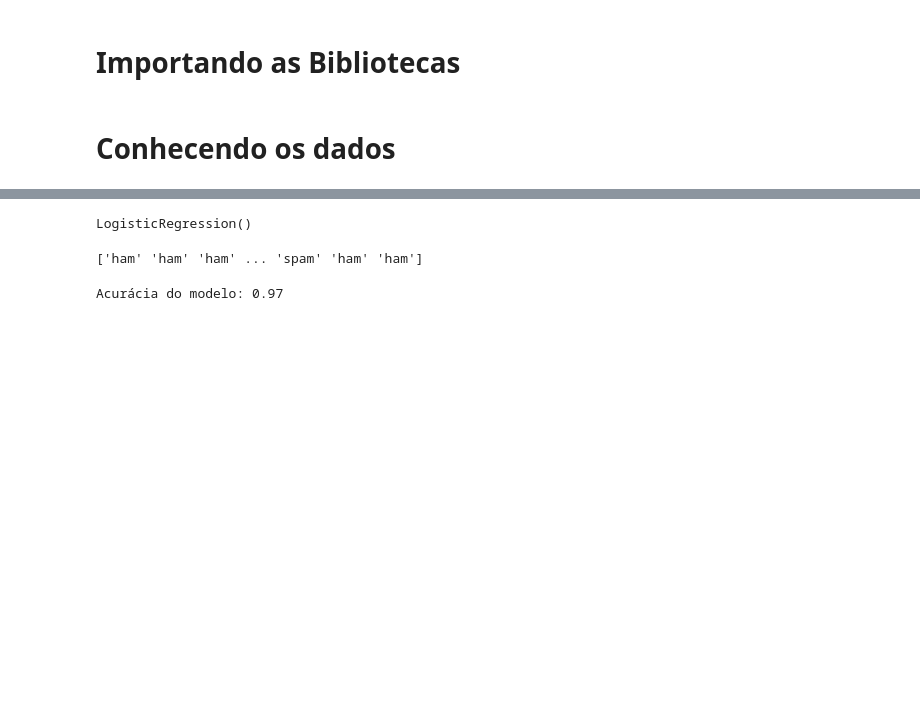
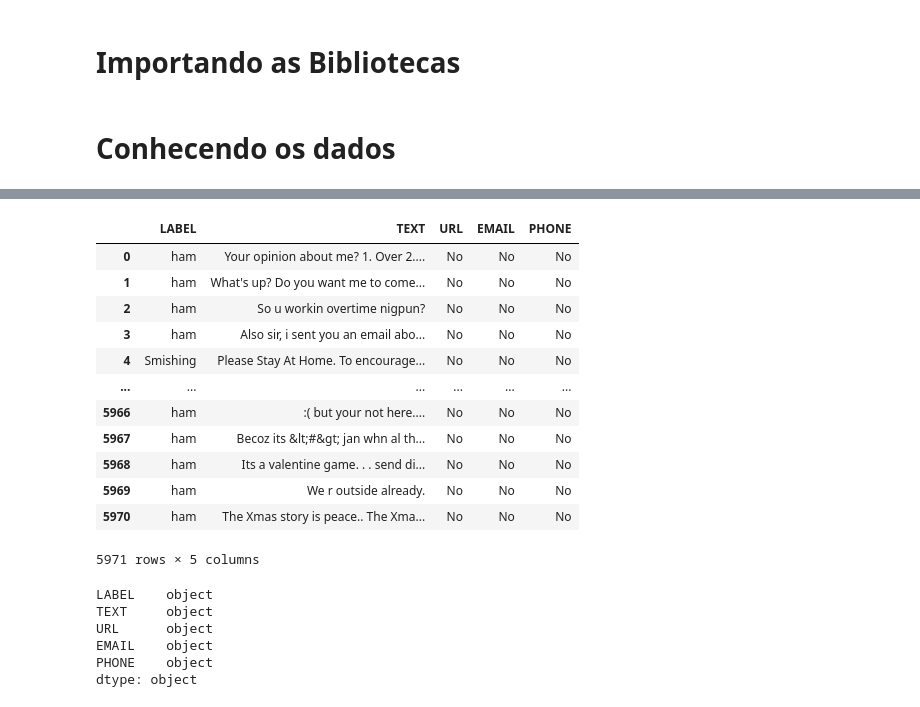
Before and after one commit to DanielShenrique/modelo_de_machine_learning, a Jupyter notebook: app.ipynb, the cells around one changed output, grey strips where cells are left out. Drawn from its saved outputs; the diff is of its cells as text; code cells hidden in the pictures; blank space fills up the shorter version.

```diff
--- a/app.ipynb
+++ b/app.ipynb
@@ -170,5 +15,0 @@ x_test_tfidf = vectorizer.transform(x_test)
-# %%
-model = LogisticRegression()
-model.fit(x_train_tfidf, y_train)
-# %% [output]
-LogisticRegression()
@@ -177,9 +15,0 @@ y_pred = model.predict(x_test_tfidf)
-# %%
-print(y_pred)
-# %% [output]
-['ham' 'ham' 'ham' ... 'spam' 'ham' 'ham']
-# %%
-accuracy = accuracy_score(y_test, y_pred)
-print(f"Acurácia do modelo: {accuracy:.2f}")
-# %% [output]
-Acurácia do modelo: 0.97
@@ -185,0 +18,25 @@ Acurácia do modelo: 0.97
+# %%
+display(df)
+# %% [output]
+|  | LABEL | TEXT | URL | EMAIL | PHONE |
+| 0 | ham | Your opinion about me? 1. Over 2.... | No | No | No |
+| 1 | ham | What's up? Do you want me to come... | No | No | No |
+| 2 | ham | So u workin overtime nigpun? | No | No | No |
+| 3 | ham | Also sir, i sent you an email abo... | No | No | No |
+| 4 | Smishing | Please Stay At Home. To encourage... | No | No | No |
+| ... | ... | ... | ... | ... | ... |
+| 5966 | ham | :( but your not here.... | No | No | No |
+| 5967 | ham | Becoz its &lt;#&gt; jan whn al th... | No | No | No |
+| 5968 | ham | Its a valentine game. . . send di... | No | No | No |
+| 5969 | ham | We r outside already. | No | No | No |
+| 5970 | ham | The Xmas story is peace.. The Xma... | No | No | No |
+5971 rows × 5 columns
+# %%
+df.dtypes
+# %% [output]
+LABEL    object
+TEXT     object
+URL      object
+EMAIL    object
+PHONE    object
+dtype: object
```
Also changed, not shown: parts of 61 cells of this notebook, 2 other files.
